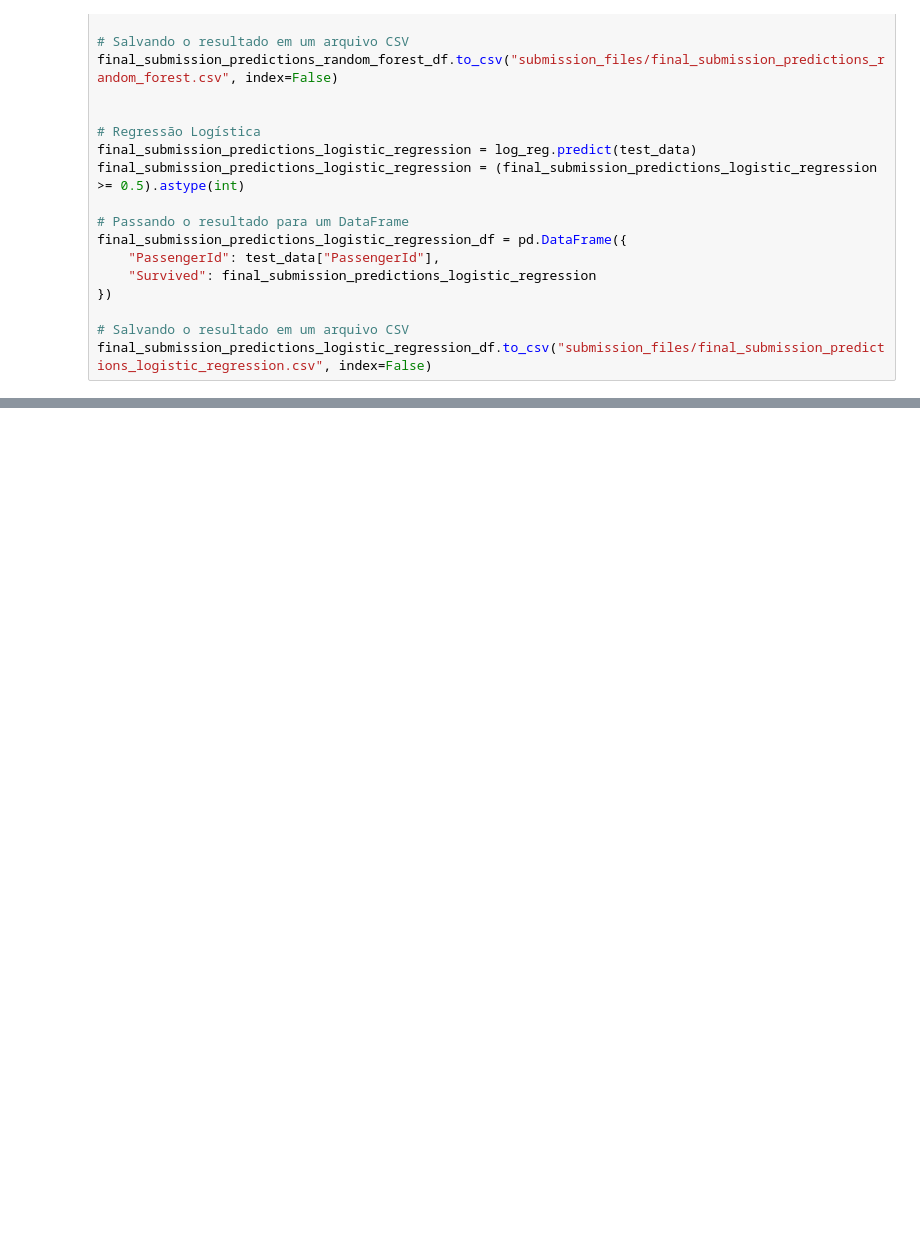
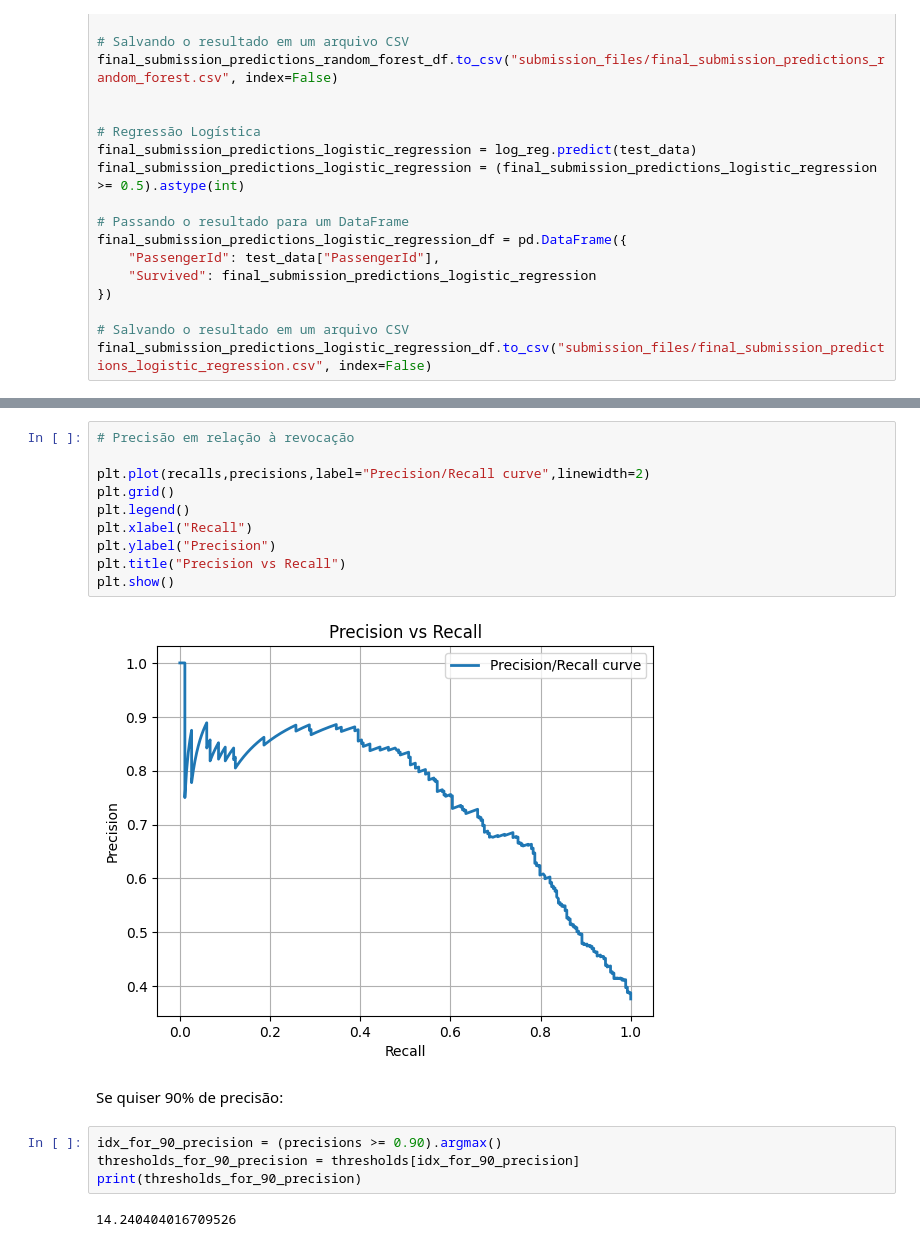
Before and after one commit to richardiago/Machine-Learning-Studies, a Jupyter notebook: Kaggle_Titanic/Titanic_model.ipynb, the cells around one changed output, grey strips where cells are left out. Drawn from its saved outputs; the diff is of its cells as text; blank space fills up the shorter version.

```diff
--- a/Kaggle_Titanic/Titanic_model.ipynb
+++ b/Kaggle_Titanic/Titanic_model.ipynb
@@ -508,0 +601,20 @@ final_submission_predictions_logistic_regression_df.to_csv("submission_files/fin
+# %%
+# Precisão em relação à revocação
+
+plt.plot(recalls,precisions,label="Precision/Recall curve",linewidth=2)
+plt.grid()
+plt.legend()
+plt.xlabel("Recall")
+plt.ylabel("Precision")
+plt.title("Precision vs Recall")
+plt.show()
+# %% [output]
+[figure, added]
+# %% [markdown]
+Se quiser 90% de precisão:
+# %%
+idx_for_90_precision = (precisions >= 0.90).argmax()
+thresholds_for_90_precision = thresholds[idx_for_90_precision]
+print(thresholds_for_90_precision)
+# %% [output]
+14.240404016709526
```
Also changed, not shown: parts of 19 cells of this notebook.
